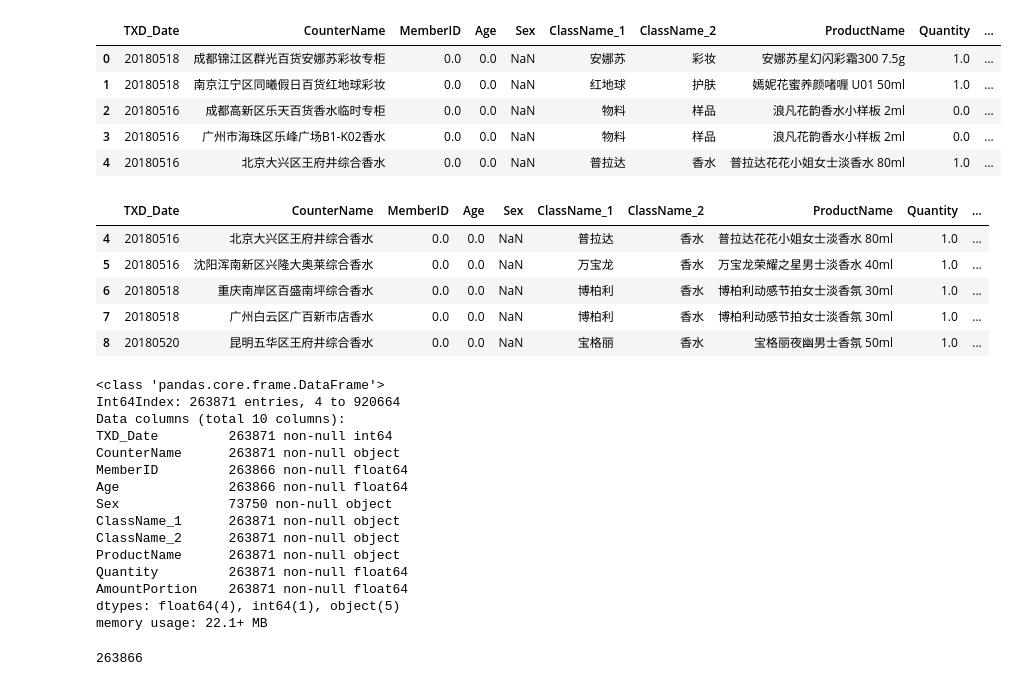
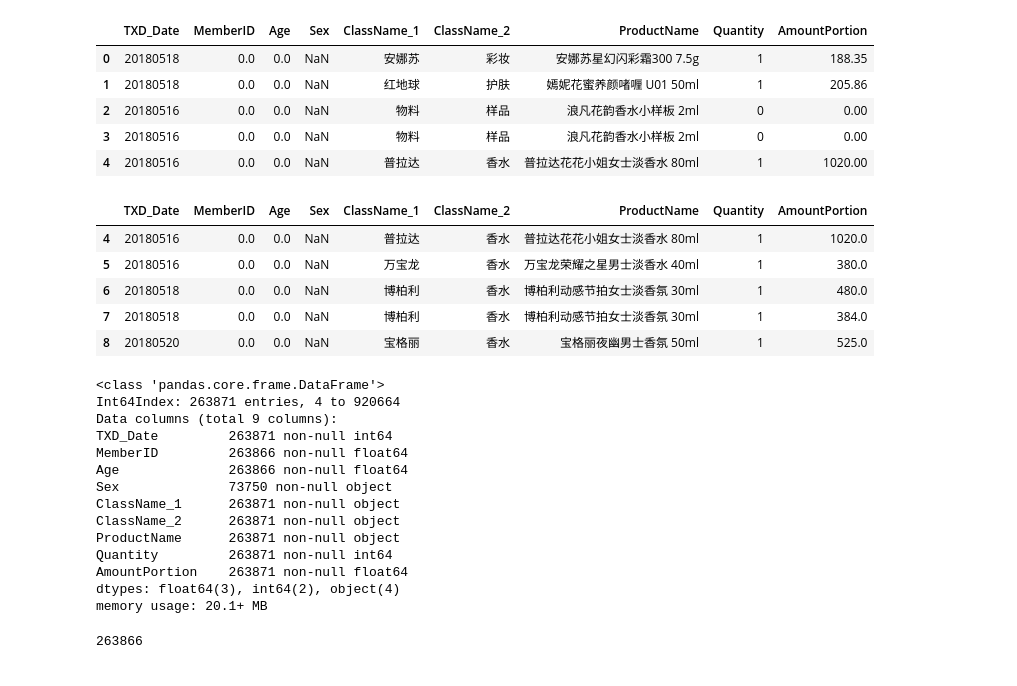
Before and after one commit to roydazhong/Perfume, a Jupyter notebook: perfume analyst.ipynb, the cells around one changed output. Saved outputs shown, nothing was run; the diff lists cells and outputs as text; code cells hidden in the pictures.

```diff
--- a/perfume analyst.ipynb
+++ b/perfume analyst.ipynb
@@ -6,14 +26,14 @@ import matplotlib as mpl
 # %%
 ##load the data
-df = pd.read_csv("CSVFile_2019-01-23T18_06_44.csv")
+df = pd.read_csv("CSVFile_2019-01-23T18_06_44.csv",encoding='GBK')
 df.head()
 # %% [output]
-|  | TXD_Date | CounterName | MemberID | Age | Sex | ClassName_1 | ClassName_2 | ProductName | Quantity | ... |
-| 0 | 20180518 | 成都锦江区群光百货安娜苏彩妆专柜 | 0.0 | 0.0 | NaN | 安娜苏 | 彩妆 | 安娜苏星幻闪彩霜300 7.5g | 1.0 | ... |
-| 1 | 20180518 | 南京江宁区同曦假日百货红地球彩妆 | 0.0 | 0.0 | NaN | 红地球 | 护肤 | 嫣妮花蜜养颜啫喱 U01 50ml | 1.0 | ... |
-| 2 | 20180516 | 成都高新区乐天百货香水临时专柜 | 0.0 | 0.0 | NaN | 物料 | 样品 | 浪凡花韵香水小样板 2ml | 0.0 | ... |
-| 3 | 20180516 | 广州市海珠区乐峰广场B1-K02香水 | 0.0 | 0.0 | NaN | 物料 | 样品 | 浪凡花韵香水小样板 2ml | 0.0 | ... |
-| 4 | 20180516 | 北京大兴区王府井综合香水 | 0.0 | 0.0 | NaN | 普拉达 | 香水 | 普拉达花花小姐女士淡香水 80ml | 1.0 | ... |
+|  | TXD_Date | MemberID | Age | Sex | ClassName_1 | ClassName_2 | ProductName | Quantity | AmountPortion |
+| 0 | 20180518 | 0.0 | 0.0 | NaN | 安娜苏 | 彩妆 | 安娜苏星幻闪彩霜300 7.5g | 1 | 188.35 |
+| 1 | 20180518 | 0.0 | 0.0 | NaN | 红地球 | 护肤 | 嫣妮花蜜养颜啫喱 U01 50ml | 1 | 205.86 |
+| 2 | 20180516 | 0.0 | 0.0 | NaN | 物料 | 样品 | 浪凡花韵香水小样板 2ml | 0 | 0.00 |
+| 3 | 20180516 | 0.0 | 0.0 | NaN | 物料 | 样品 | 浪凡花韵香水小样板 2ml | 0 | 0.00 |
+| 4 | 20180516 | 0.0 | 0.0 | NaN | 普拉达 | 香水 | 普拉达花花小姐女士淡香水 80ml | 1 | 1020.00 |
 # %%
 ##clean the data:choose the data which className_2 = '香水'
 ##df[df['MemberID'].isin([0])] 切片器运用
@@ -22,12 +42,12 @@ df = df[df['ClassName_2'].isin(['香水'])]
 df = df[df['AmountPortion'] >0]
 df.head()
 # %% [output]
-|  | TXD_Date | CounterName | MemberID | Age | Sex | ClassName_1 | ClassName_2 | ProductName | Quantity | ... |
-| 4 | 20180516 | 北京大兴区王府井综合香水 | 0.0 | 0.0 | NaN | 普拉达 | 香水 | 普拉达花花小姐女士淡香水 80ml | 1.0 | ... |
-| 5 | 20180516 | 沈阳浑南新区兴隆大奥莱综合香水 | 0.0 | 0.0 | NaN | 万宝龙 | 香水 | 万宝龙荣耀之星男士淡香水 40ml | 1.0 | ... |
-| 6 | 20180518 | 重庆南岸区百盛南坪综合香水 | 0.0 | 0.0 | NaN | 博柏利 | 香水 | 博柏利动感节拍女士淡香氛 30ml | 1.0 | ... |
-| 7 | 20180518 | 广州白云区广百新市店香水 | 0.0 | 0.0 | NaN | 博柏利 | 香水 | 博柏利动感节拍女士淡香氛 30ml | 1.0 | ... |
-| 8 | 20180520 | 昆明五华区王府井综合香水 | 0.0 | 0.0 | NaN | 宝格丽 | 香水 | 宝格丽夜幽男士香氛 50ml | 1.0 | ... |
+|  | TXD_Date | MemberID | Age | Sex | ClassName_1 | ClassName_2 | ProductName | Quantity | AmountPortion |
+| 4 | 20180516 | 0.0 | 0.0 | NaN | 普拉达 | 香水 | 普拉达花花小姐女士淡香水 80ml | 1 | 1020.0 |
+| 5 | 20180516 | 0.0 | 0.0 | NaN | 万宝龙 | 香水 | 万宝龙荣耀之星男士淡香水 40ml | 1 | 380.0 |
+| 6 | 20180518 | 0.0 | 0.0 | NaN | 博柏利 | 香水 | 博柏利动感节拍女士淡香氛 30ml | 1 | 480.0 |
+| 7 | 20180518 | 0.0 | 0.0 | NaN | 博柏利 | 香水 | 博柏利动感节拍女士淡香氛 30ml | 1 | 384.0 |
+| 8 | 20180520 | 0.0 | 0.0 | NaN | 宝格丽 | 香水 | 宝格丽夜幽男士香氛 50ml | 1 | 525.0 |
 # %%
 ##describe the data
 df.describe()
@@ -35,19 +55,18 @@ df.info()
 # %% [output]
 <class 'pandas.core.frame.DataFrame'>
 Int64Index: 263871 entries, 4 to 920664
-Data columns (total 10 columns):
+Data columns (total 9 columns):
 TXD_Date         263871 non-null int64
-CounterName      263871 non-null object
 MemberID         263866 non-null float64
 Age              263866 non-null float64
 Sex              73750 non-null object
 ClassName_1      263871 non-null object
 ClassName_2      263871 non-null object
 ProductName      263871 non-null object
-Quantity         263871 non-null float64
+Quantity         263871 non-null int64
 AmountPortion    263871 non-null float64
-dtypes: float64(4), int64(1), object(5)
-memory usage: 22.1+ MB
+dtypes: float64(3), int64(2), object(4)
+memory usage: 20.1+ MB
 # %%
 ##判定数据总数
 df.Age.count()
```
Also changed, not shown: parts of 9 cells of this notebook.
